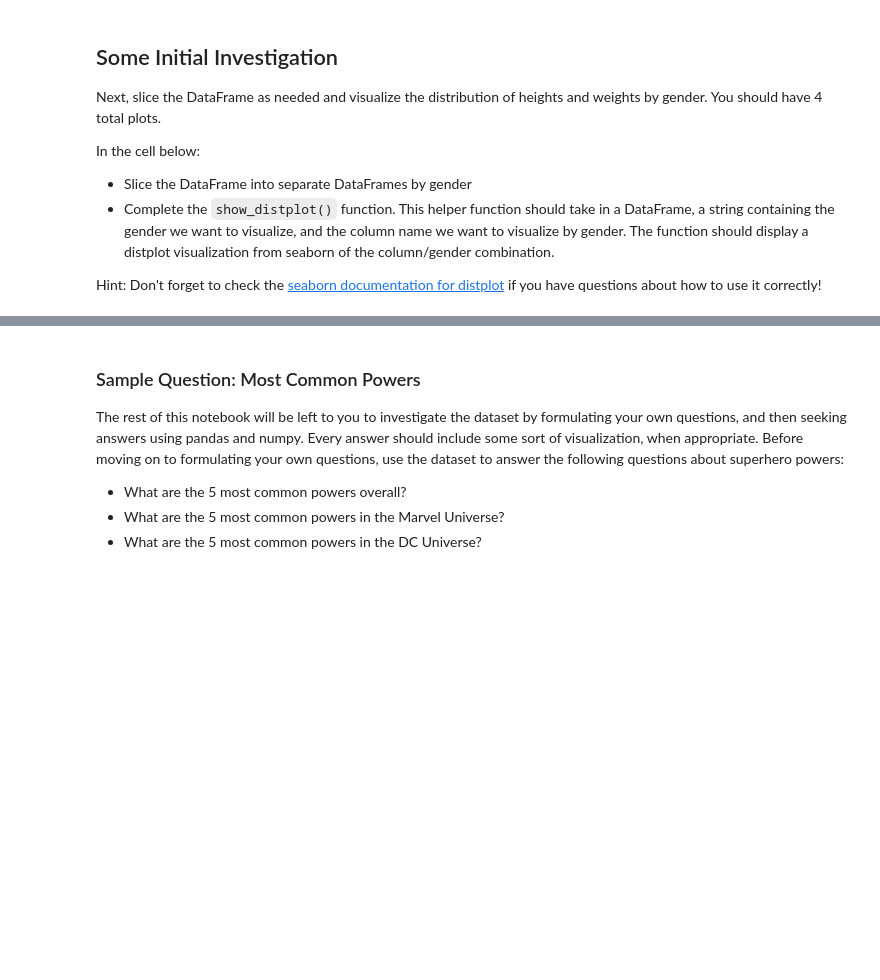
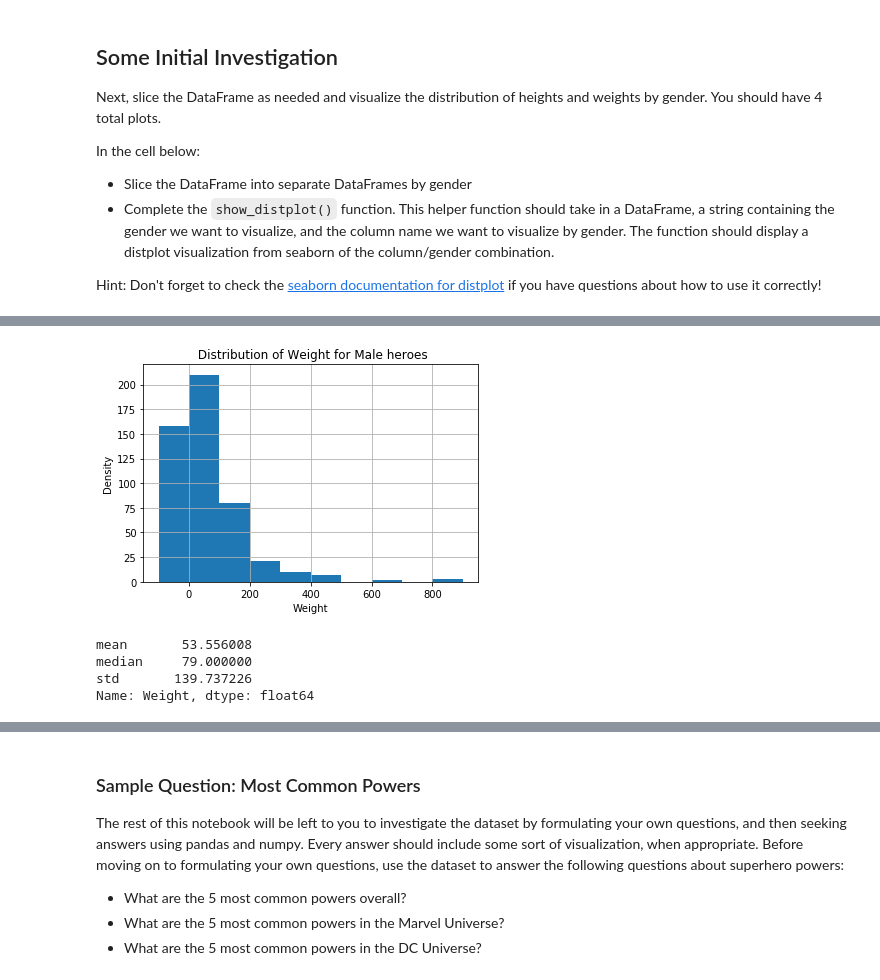
Before and after one commit to lauren-esser/Data-Cleaning-Project, a Jupyter notebook: index.ipynb, the cells around one changed output, grey strips where cells are left out. Saved outputs shown, nothing was run; the diff lists cells and outputs as text; code cells hidden in the pictures; blank space fills up the shorter version.

```diff
--- a/index.ipynb
+++ b/index.ipynb
@@ -502,0 +533,10 @@ def show_distplot(dataframe, gender, column_name):
+# %%
+# Male Weight
+show_distplot(male_heroes_df, 'Male', 'Weight')
+print(male_heroes_df['Weight'].apply(['mean', 'median', 'std']))
+# %% [output]
+[figure, added]
+mean       53.556008
+median     79.000000
+std       139.737226
+Name: Weight, dtype: float64
```
Also changed, not shown: parts of 37 cells of this notebook.
